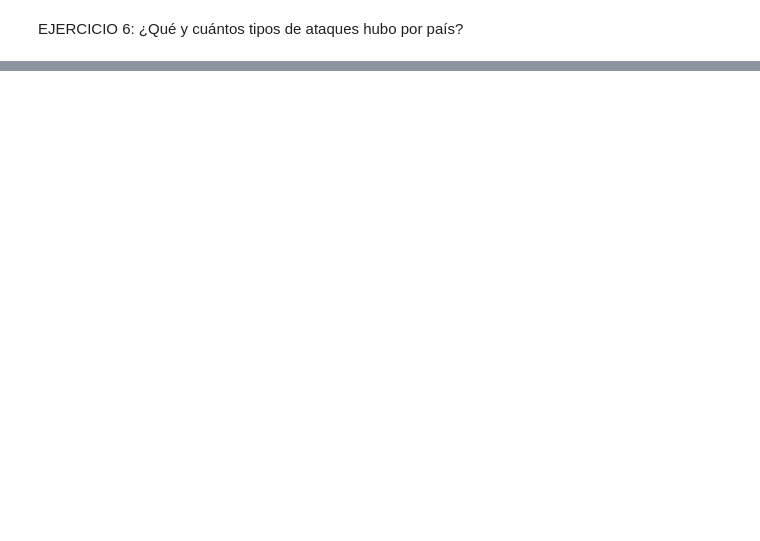
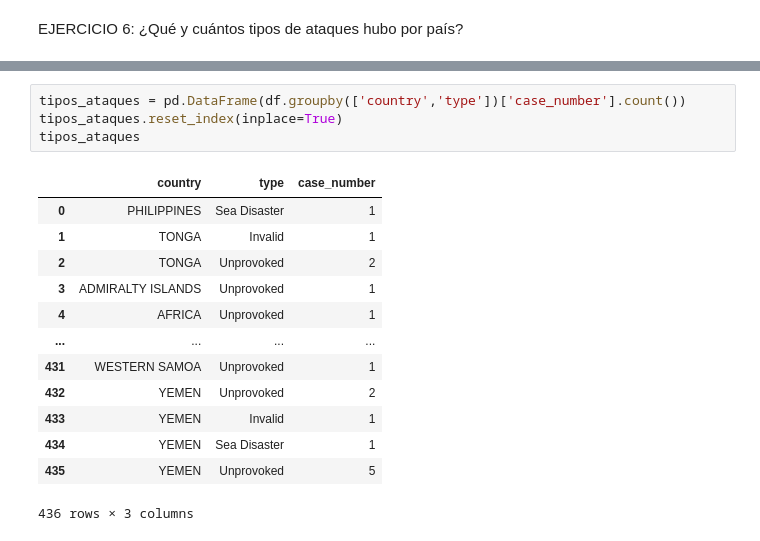
Before and after one commit to Adalab/DA-promo-b-modulo-2-sprint-1-Anais-Ana-Yadira, a Jupyter notebook: pandas/pair-programming-pandas-6-groupby/pair-programming-pandas-6-groupby.ipynb, the cells around one changed output, grey strips where cells are left out. Drawn from its saved outputs; the diff is of its cells as text; blank space fills up the shorter version.

```diff
--- a/pandas/pair-programming-pandas-6-groupby/pair-programming-pandas-6-groupby.ipynb
+++ b/pandas/pair-programming-pandas-6-groupby/pair-programming-pandas-6-groupby.ipynb
@@ -171,0 +153,18 @@ df.groupby('type')['']
+# %%
+tipos_ataques = pd.DataFrame(df.groupby(['country','type'])['case_number'].count())
+tipos_ataques.reset_index(inplace=True)
+tipos_ataques
+# %% [output]
+|  | country | type | case_number |
+| 0 | PHILIPPINES | Sea Disaster | 1 |
+| 1 | TONGA | Invalid | 1 |
+| 2 | TONGA | Unprovoked | 2 |
+| 3 | ADMIRALTY ISLANDS | Unprovoked | 1 |
+| 4 | AFRICA | Unprovoked | 1 |
+| ... | ... | ... | ... |
+| 431 | WESTERN SAMOA | Unprovoked | 1 |
+| 432 | YEMEN | Unprovoked | 2 |
+| 433 | YEMEN | Invalid | 1 |
+| 434 | YEMEN | Sea Disaster | 1 |
+| 435 | YEMEN | Unprovoked | 5 |
+436 rows × 3 columns
```
Also changed, not shown: parts of 6 cells of this notebook.
